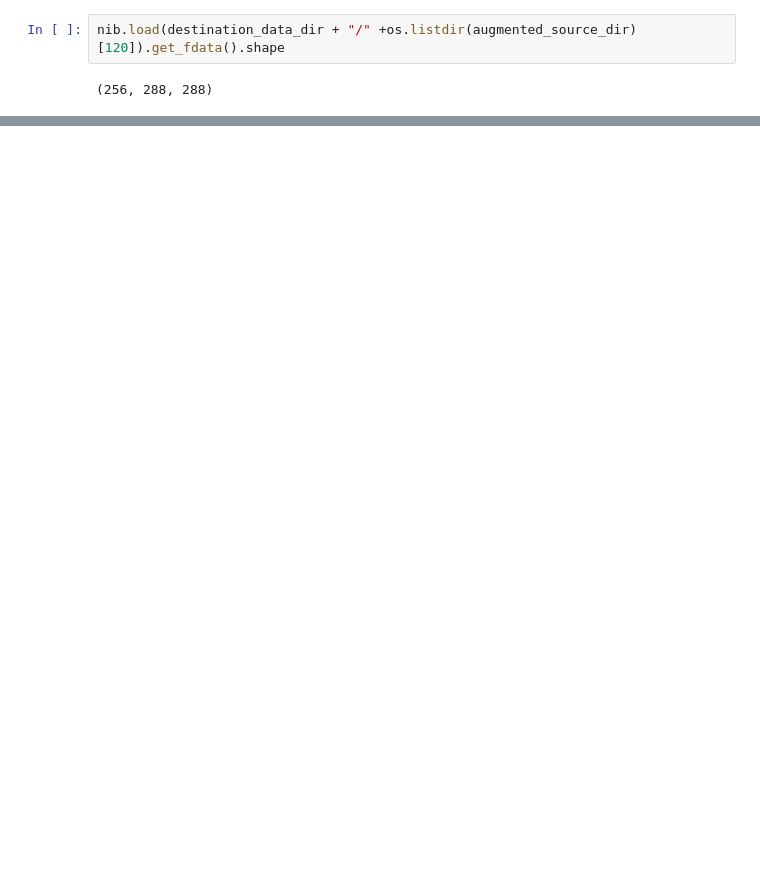
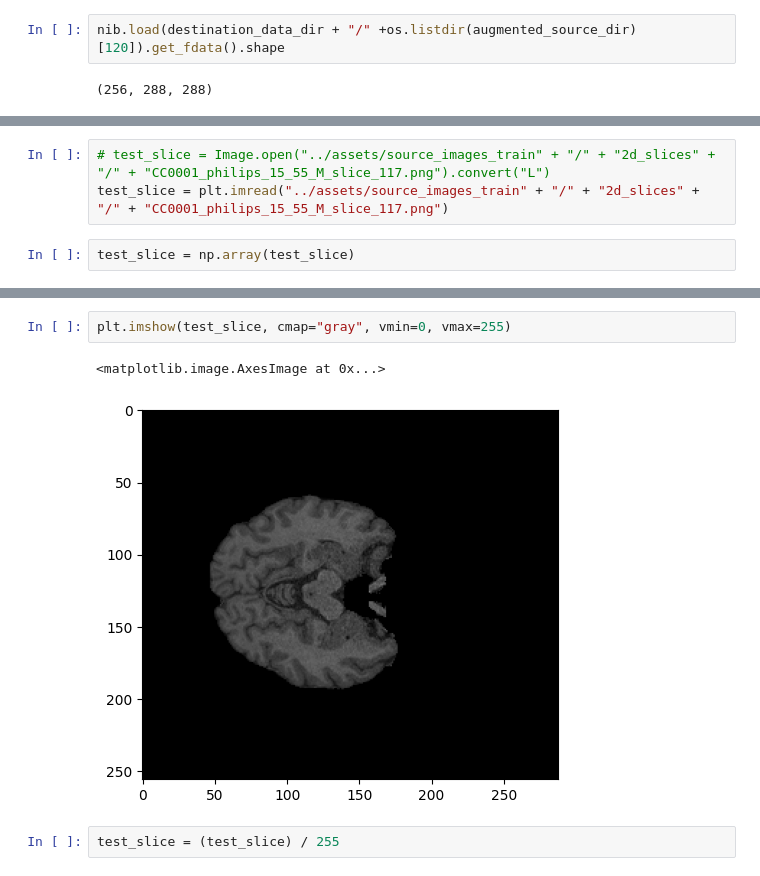
Before and after one commit to afifaniks/tiny_brains, a Jupyter notebook: notebooks/augment_3d_images.ipynb, the cells around one changed output, grey strips where cells are left out. Drawn from its saved outputs; the diff is of its cells as text; blank space fills up the shorter version.

```diff
--- a/notebooks/augment_3d_images.ipynb
+++ b/notebooks/augment_3d_images.ipynb
@@ -129,0 +167,5 @@ nib.load(destination_data_dir + "/" +os.listdir(augmented_source_dir)[120]).get_
+# %%
+# test_slice = Image.open("../assets/source_images_train" + "/" + "2d_slices" + "/" + "CC0001_philips_15_55_M_slice_117.png").convert("L")
+test_slice = plt.imread("../assets/source_images_train" + "/" + "2d_slices" + "/" + "CC0001_philips_15_55_M_slice_117.png")
+# %%
+test_slice = np.array(test_slice)
@@ -129,0 +176,7 @@ nib.load(destination_data_dir + "/" +os.listdir(augmented_source_dir)[120]).get_
+# %%
+plt.imshow(test_slice, cmap="gray", vmin=0, vmax=255)
+# %% [output]
+<matplotlib.image.AxesImage at 0x...>
+[figure, added]
+# %%
+test_slice = (test_slice) / 255
```
Also changed, not shown: parts of 13 cells of this notebook, 1 other file.
